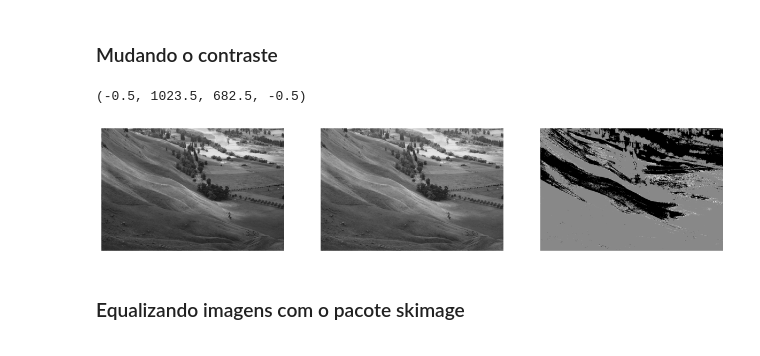
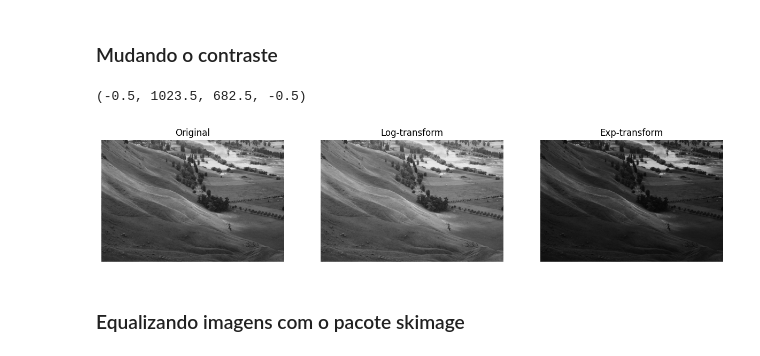
Before and after one commit to pedromazim/visao, a Jupyter notebook: visao_histograma.ipynb, the cells around one changed output. Drawn from its saved outputs; the diff is of its cells as text; code cells hidden in the pictures.

```diff
--- a/visao_histograma.ipynb
+++ b/visao_histograma.ipynb
@@ -121,9 +134,9 @@ pt.xlim(0,255)
 # %%
 def contrast(img, mode):
     if mode == 'log':
-        img = np.array((255/(np.log(1+img.max())))*np.log(1+img), dtype=int)
+        img = (np.log(1+img)/(np.log(1+img.max())))*255
     if mode == 'exp':
-        img = np.array((255/(np.exp(img.min())-1))*(np.exp(img)-1), dtype=int)
+        img = img = (np.exp(img**1/(255/np.log(1+img.max())))-1)
     return img
 # %%
 img_log = contrast(img, 'log')
@@ -131,14 +145,17 @@ img_exp = contrast(img, 'exp')
 # %%
-fig, ax = pt.subplots(1,3, figsize=(15,20))
+fig, ax = pt.subplots(1,3, figsize=(15,10))
 ax[0].imshow(img, cmap='gray')
+ax[0].set_title('Original')
 ax[1].imshow(img_log, cmap='gray')
+ax[1].set_title('Log-transform')
 ax[2].imshow(img_exp, cmap='gray')
+ax[2].set_title('Exp-transform')
 ax[0].axis('off')
 ax[1].axis('off')
 ax[2].axis('off')
 # %% [output]
 (-0.5, 1023.5, 682.5, -0.5)
-[figure, old version]
+[figure, new version]
 # %% [markdown]
 ### Equalizando imagens com o pacote skimage
 # %%
```
Also changed, not shown: parts of 35 cells of this notebook.
